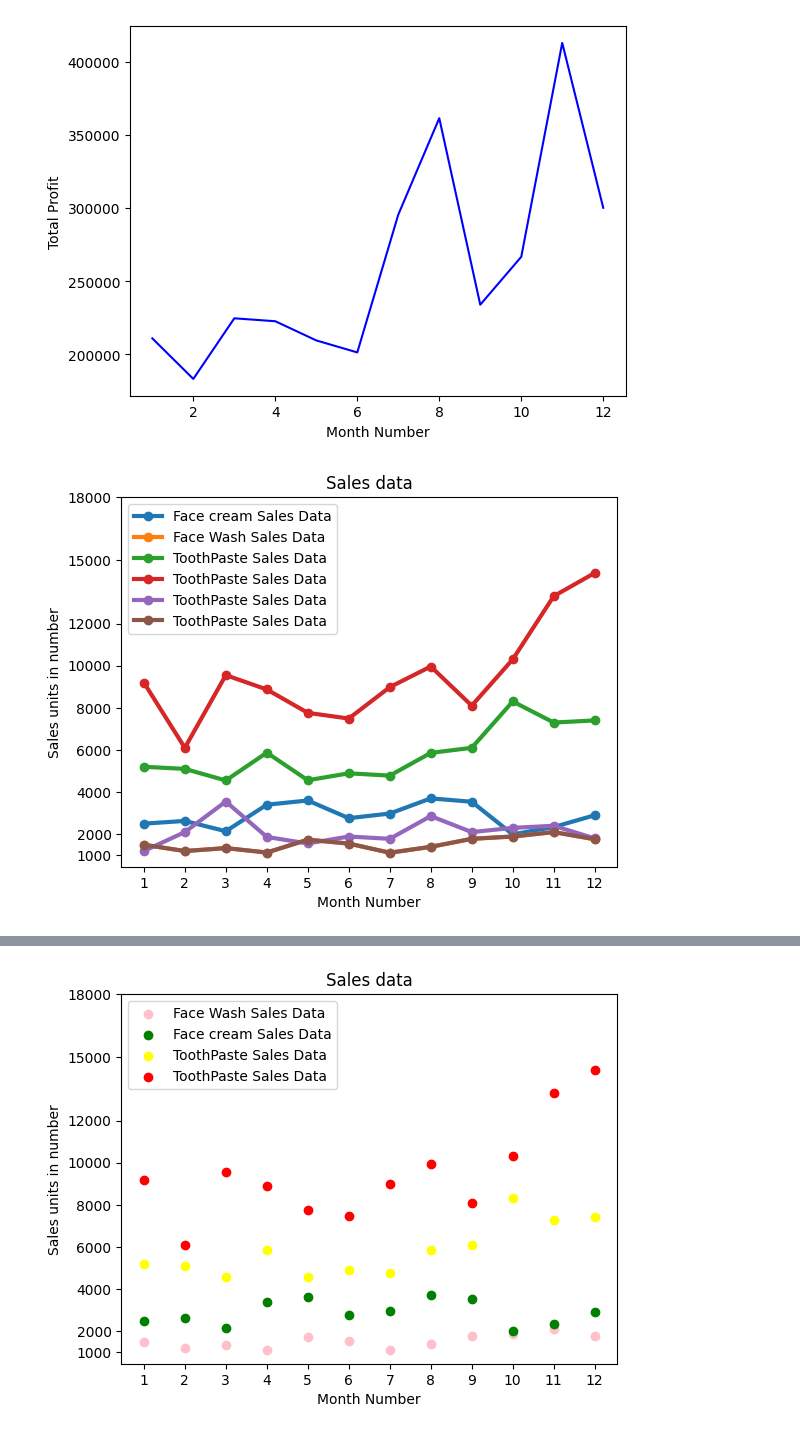
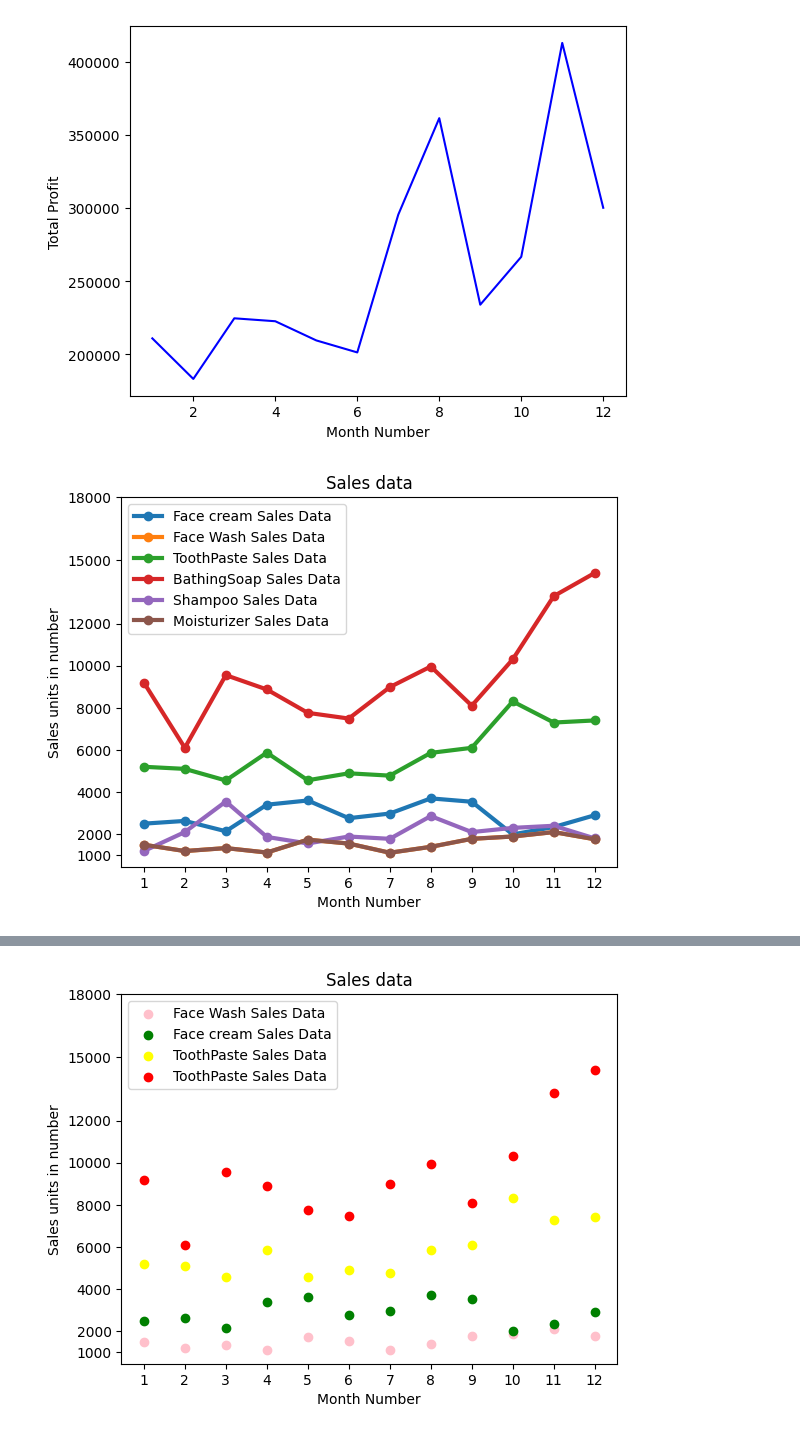
Before and after one commit to aishwaryabit1603/Big_data, a Jupyter notebook: lab4_datavisualize.ipynb, the cells around one changed output, grey strips where cells are left out. Saved outputs shown, nothing was run; the diff lists cells and outputs as text; code cells hidden in the pictures.

```diff
--- a/lab4_datavisualize.ipynb
+++ b/lab4_datavisualize.ipynb
@@ -31,29 +31,29 @@ Text(0, 0.5, 'Total Profit')
 # %%
 df = data
 monthList  = df ['month_number'].tolist()
 faceCremSalesData   = df ['facecream'].tolist()
 faceWashSalesData   = df ['facewash'].tolist()
 toothPasteSalesData = df ['toothpaste'].tolist()
 bathingsoapSalesData   = df ['bathingsoap'].tolist()
 shampooSalesData   = df ['shampoo'].tolist()
 moisturizerSalesData = df ['moisturizer'].tolist()
 
 plt.plot(monthList, faceCremSalesData,   label = 'Face cream Sales Data', marker='o', linewidth=3)
 plt.plot(monthList, faceWashSalesData,   label = 'Face Wash Sales Data',  marker='o', linewidth=3)
 plt.plot(monthList, toothPasteSalesData, label = 'ToothPaste Sales Data', marker='o', linewidth=3)
-plt.plot(monthList, bathingsoapSalesData, label = 'ToothPaste Sales Data', marker='o', linewidth=3)
-plt.plot(monthList, shampooSalesData, label = 'ToothPaste Sales Data', marker='o', linewidth=3)
-plt.plot(monthList, moisturizerSalesData, label = 'ToothPaste Sales Data', marker='o', linewidth=3)
+plt.plot(monthList, bathingsoapSalesData, label = 'BathingSoap Sales Data', marker='o', linewidth=3)
+plt.plot(monthList, shampooSalesData, label = 'Shampoo Sales Data', marker='o', linewidth=3)
+plt.plot(monthList, moisturizerSalesData, label = 'Moisturizer Sales Data', marker='o', linewidth=3)
 
 plt.xlabel('Month Number')
 plt.ylabel('Sales units in number')
 plt.legend(loc='upper left')
 plt.xticks(monthList)
 plt.yticks([1000, 2000, 4000, 6000, 8000, 10000, 12000, 15000, 18000])
 plt.title('Sales data')
 plt.show()
 # %% [output]
-[figure, old version]
+[figure, new version]
 # %%
 plt.bar(monthList, faceCremSalesData,   label = 'Face cream Sales Data')
 plt.bar(monthList, faceWashSalesData,   label = 'Face Wash Sales Data')
```
Also changed, not shown: parts of 1 cell of this notebook.
